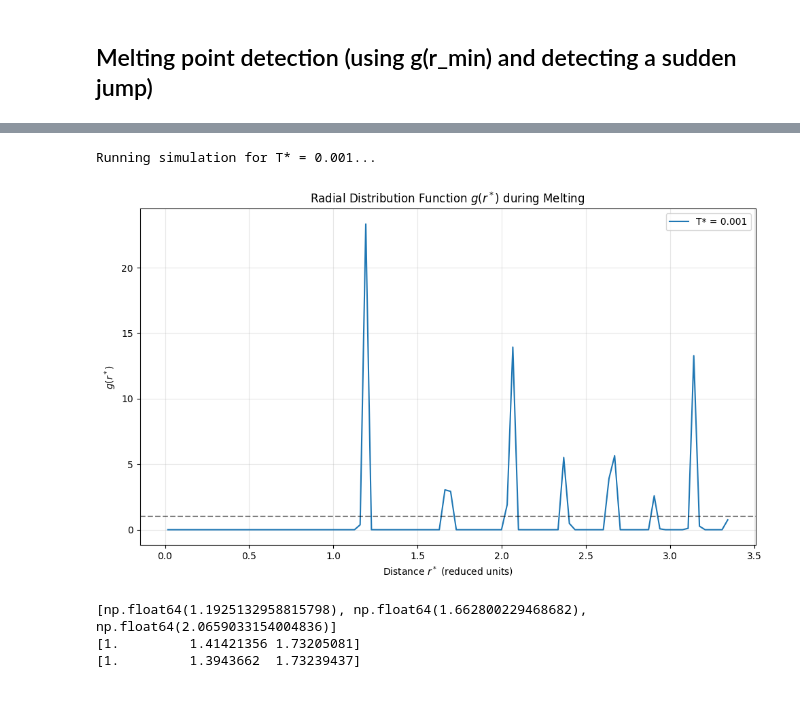
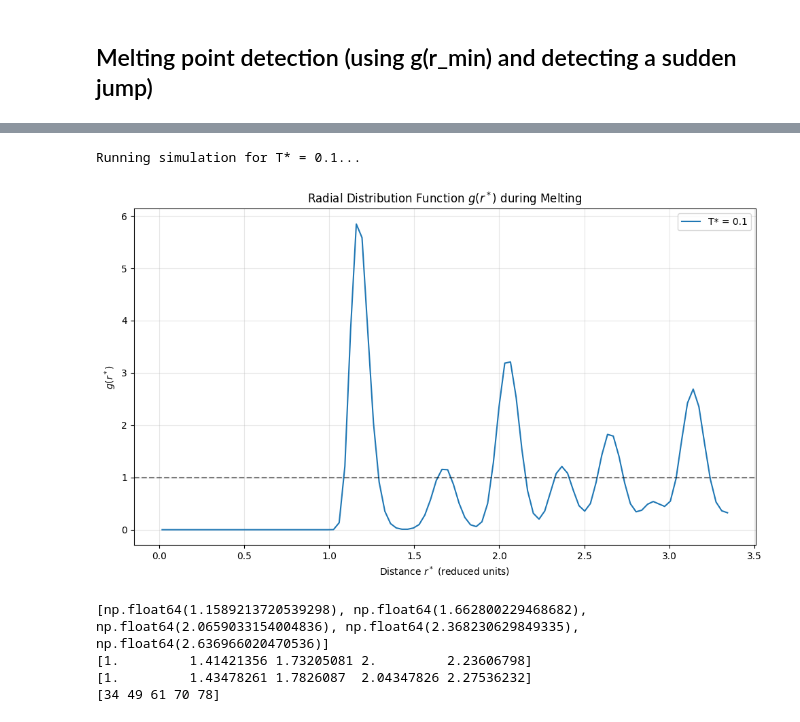
Before and after one commit to Tanish-Verma/md_Engine, a Jupyter notebook: applications.ipynb, the cells around one changed output, grey strips where cells are left out. Cells and saved outputs as stored; diff of their text form; code cells hidden in the pictures.

```diff
--- a/applications.ipynb
+++ b/applications.ipynb
@@ -341,7 +350,7 @@ neighbour_list   = update_neighbor_list(pos, L, r_skin_sq)
 pe, force        = calculate_forces_optimized(pos, neighbour_list, L, r_cutoff_sq)
 pos_ref          = pos.copy()
 rebuild_threshold_sq = 0.25 * (r_skin - r_cutoff) ** 2
-temperatures = [0.001]
+temperatures = [0.1]
 equilibration_steps = 1000
 production_steps = 1000
 dt = 0.005
@@ -382,46 +391,49 @@ for T_target in temperatures:
         pos, vel, pe, force = velocity_verlet_step_opt(pos, vel, force, dt, L, r_cutoff_sq, neighbour_list)
 
         disp_sq = np.sum((pos - pos_ref)**2, axis=1)
         if np.any(disp_sq > rebuild_threshold_sq):
             neighbour_list = update_neighbor_list(pos, L, r_skin_sq)
             pos_ref = pos.copy()
 
         # Collect g(r) periodically to avoid highly correlated data (e.g., every 10 steps)
         if step % 10 == 0:
             r_centers, g_r_current = calculate_rdf(pos, L, dr, r_max)
             g_r_accumulated += g_r_current
             collection_count += 1
 
     # Average the collected g(r) data
     g_r_avg = g_r_accumulated / collection_count
 
     # Plot this temperature's g(r)
     # NOTE: Before final submission, multiply r_centers by your chosen gas's sigma (in Å)
     plt.plot(r_centers, g_r_avg, label=f'T* = {T_target}')
 
 # Finalize the plot
 plt.title('Radial Distribution Function $g(r^*)$ during Melting')
 plt.xlabel('Distance $r^*$ (reduced units)')
 plt.ylabel('$g(r^*)$')
 plt.axhline(1.0, color='black', linestyle='--', alpha=0.5) # Asymptote reference line
 plt.legend()
 plt.grid(True, alpha=0.3)
 plt.tight_layout()
 plt.show()
 # %% [output]
-Running simulation for T* = 0.001...
+Running simulation for T* = 0.1...
-[figure, old version]
+[figure, new version]
 # %%
-n = 3
+n = 5
 temp = n
+peak_indx_list = np.zeros(n, dtype=int)
 first_peak_idx = 0
 second_peak_idx = 0
 first_n_maxima = []
+j = 0
 for i in range(1, len(g_r_avg)-1):
     if((g_r_avg[i] >= g_r_avg[i-1] and g_r_avg[i] > g_r_avg[i+1]) or (g_r_avg[i] > g_r_avg[i-1] and g_r_avg[i] >= g_r_avg[i+1])):
         first_n_maxima.append(r_centers[i])
-        if(first_peak_idx == 0): first_peak_idx = i
-        if(first_peak_idx != 0 and second_peak_idx==0): second_peak_idx = i
+        if(peak_indx_list[j] == 0):
+            peak_indx_list[j] = i
+            j += 1
         temp -= 1
         if(temp==0): break
 print(first_n_maxima)
@@ -429,10 +441,12 @@ a = L/n_cells
 a_arr = np.array([a*np.sqrt(i/2) for i in range(1, n+1)])
 print(a_arr/a_arr[0])
 print(first_n_maxima/first_n_maxima[0])
+print(peak_indx_list)
 # %% [output]
-[np.float64(1.1925132958815798), np.float64(1.662800229468682), np.float64(2.0659033154004836)]
-[1.         1.41421356 1.73205081]
-[1.         1.3943662  1.73239437]
+[np.float64(1.1589213720539298), np.float64(1.662800229468682), np.float64(2.0659033154004836), np.float64(2.368230629849335), np.float64(2.636966020470536)]
+[1.         1.41421356 1.73205081 2.         2.23606798]
+[1.         1.43478261 1.7826087  2.04347826 2.27536232]
+[34 49 61 70 78]
 # %%
 # first_peak_idx = np.argmax(g_r_avg)
 
```
Also changed, not shown: parts of 2 cells of this notebook.
